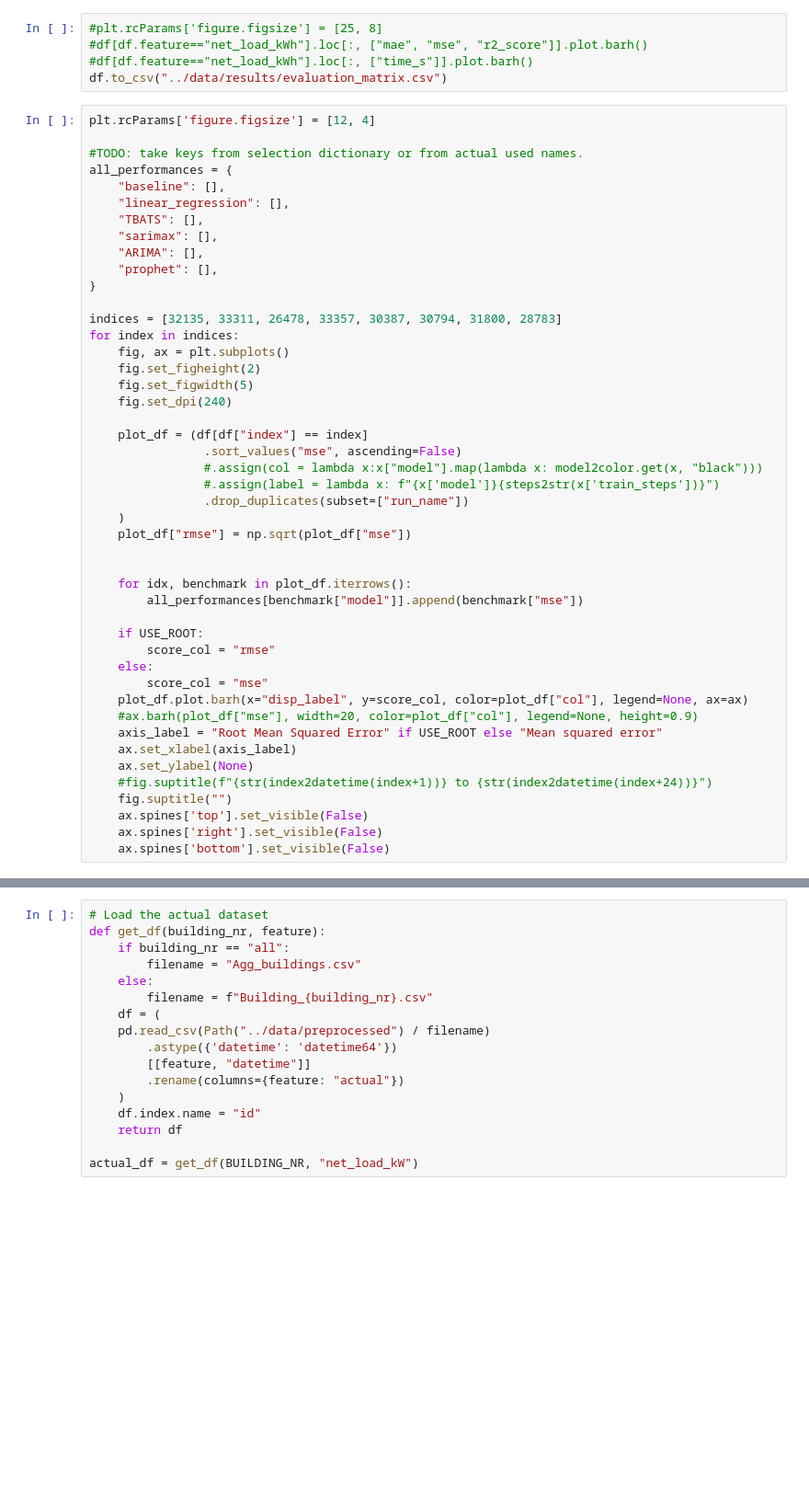
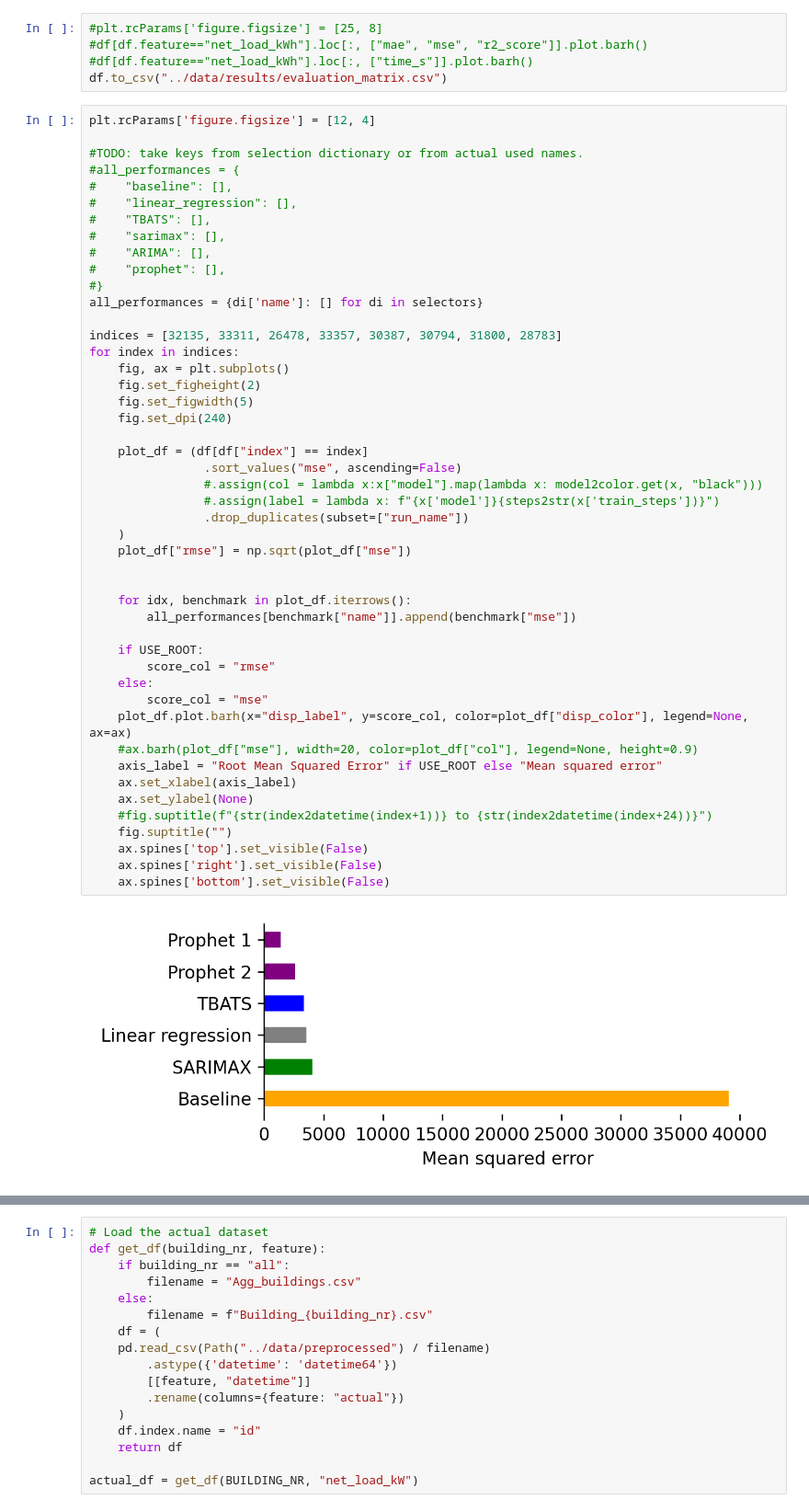
Before and after one commit to erickCantu/TheGreenCitySolutionsGroup, a Jupyter notebook: notebooks/mlflow_evaluation.ipynb, the cells around one changed output, grey strips where cells are left out. Shown: that part at 92% size. Cells and saved outputs as stored; diff of their text form; blank space fills up the shorter version.

```diff
--- a/notebooks/mlflow_evaluation.ipynb
+++ b/notebooks/mlflow_evaluation.ipynb
@@ -166,45 +165,48 @@ df.to_csv("../data/results/evaluation_matrix.csv")
 plt.rcParams['figure.figsize'] = [12, 4]
 
 #TODO: take keys from selection dictionary or from actual used names.
-all_performances = {
-    "baseline": [],
-    "linear_regression": [],
-    "TBATS": [],
-    "sarimax": [],
-    "ARIMA": [],
-    "prophet": [],
-}
+#all_performances = {
+#    "baseline": [],
+#    "linear_regression": [],
+#    "TBATS": [],
+#    "sarimax": [],
+#    "ARIMA": [],
+#    "prophet": [],
+#}
+all_performances = {di['name']: [] for di in selectors}
 
 indices = [32135, 33311, 26478, 33357, 30387, 30794, 31800, 28783]
 for index in indices:
     fig, ax = plt.subplots()
     fig.set_figheight(2)
     fig.set_figwidth(5)
     fig.set_dpi(240)
 
     plot_df = (df[df["index"] == index]
                 .sort_values("mse", ascending=False)
                 #.assign(col = lambda x:x["model"].map(lambda x: model2color.get(x, "black")))
                 #.assign(label = lambda x: f"{x['model']}{steps2str(x['train_steps'])}")
                 .drop_duplicates(subset=["run_name"])
     )
     plot_df["rmse"] = np.sqrt(plot_df["mse"])
 
 
     for idx, benchmark in plot_df.iterrows():
-        all_performances[benchmark["model"]].append(benchmark["mse"])
+        all_performances[benchmark["name"]].append(benchmark["mse"])
 
     if USE_ROOT:
         score_col = "rmse"
     else:
         score_col = "mse"
-    plot_df.plot.barh(x="disp_label", y=score_col, color=plot_df["col"], legend=None, ax=ax)
+    plot_df.plot.barh(x="disp_label", y=score_col, color=plot_df["disp_color"], legend=None, ax=ax)
     #ax.barh(plot_df["mse"], width=20, color=plot_df["col"], legend=None, height=0.9)
     axis_label = "Root Mean Squared Error" if USE_ROOT else "Mean squared error"
     ax.set_xlabel(axis_label)
     ax.set_ylabel(None)
     #fig.suptitle(f"{str(index2datetime(index+1))} to {str(index2datetime(index+24))}")
     fig.suptitle("")
     ax.spines['top'].set_visible(False)
     ax.spines['right'].set_visible(False)
     ax.spines['bottom'].set_visible(False)
+# %% [output]
+[figure, added]
```
Also changed, not shown: parts of 4 cells of this notebook.
